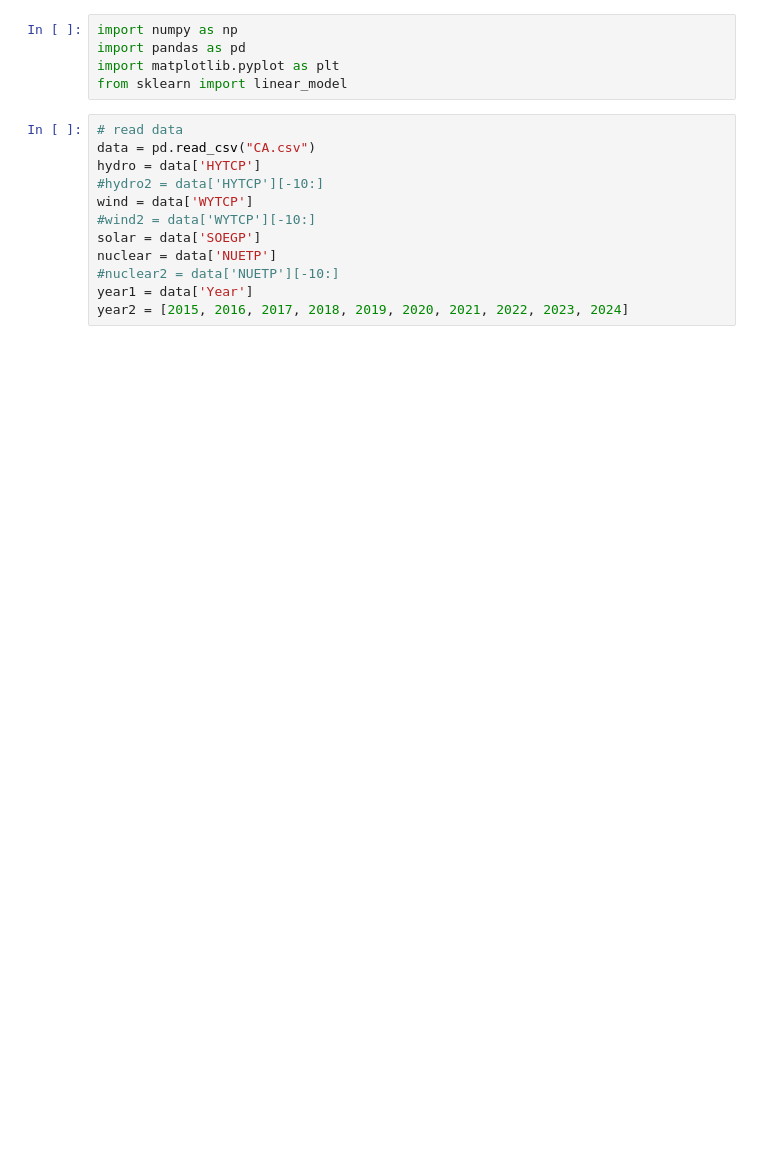
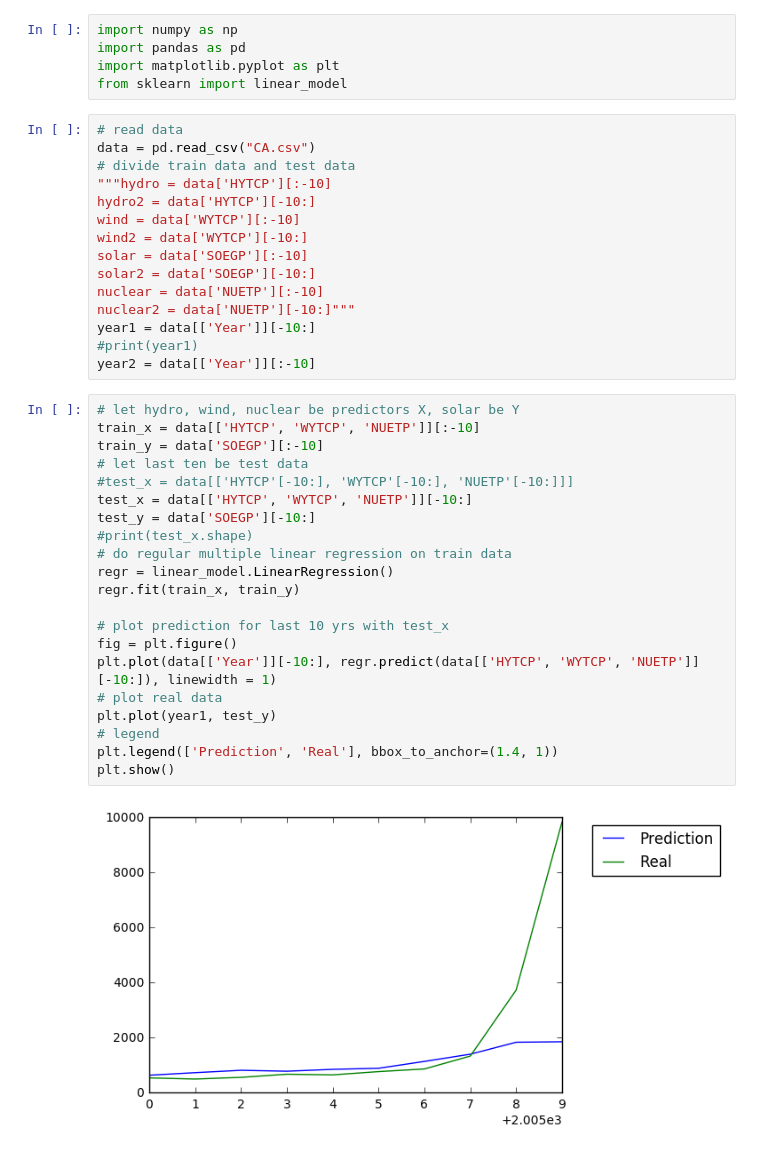
Before and after one commit to ibrahim85/Clean-Energy-Outlook, a Jupyter notebook: Data/data of states/Ridge Lasso regr beta.ipynb, the cells around one changed output. Drawn from its saved outputs; the diff is of its cells as text; blank space fills up the shorter version.

```diff
--- a/Data/data of states/Ridge Lasso regr beta.ipynb
+++ b/Data/data of states/Ridge Lasso regr beta.ipynb
@@ -6,12 +6,38 @@ from sklearn import linear_model
 # %%
 # read data
 data = pd.read_csv("CA.csv")
-hydro = data['HYTCP']
-#hydro2 = data['HYTCP'][-10:]
-wind = data['WYTCP']
-#wind2 = data['WYTCP'][-10:]
-solar = data['SOEGP']
-nuclear = data['NUETP']
-#nuclear2 = data['NUETP'][-10:]
-year1 = data['Year']
-year2 = [2015, 2016, 2017, 2018, 2019, 2020, 2021, 2022, 2023, 2024]
+# divide train data and test data
+"""hydro = data['HYTCP'][:-10]
+hydro2 = data['HYTCP'][-10:]
+wind = data['WYTCP'][:-10]
+wind2 = data['WYTCP'][-10:]
+solar = data['SOEGP'][:-10]
+solar2 = data['SOEGP'][-10:]
+nuclear = data['NUETP'][:-10]
+nuclear2 = data['NUETP'][-10:]"""
+year1 = data[['Year']][-10:]
+#print(year1)
+year2 = data[['Year']][:-10]
+# %%
+# let hydro, wind, nuclear be predictors X, solar be Y
+train_x = data[['HYTCP', 'WYTCP', 'NUETP']][:-10]
+train_y = data['SOEGP'][:-10]
+# let last ten be test data
+#test_x = data[['HYTCP'[-10:], 'WYTCP'[-10:], 'NUETP'[-10:]]]
+test_x = data[['HYTCP', 'WYTCP', 'NUETP']][-10:]
+test_y = data['SOEGP'][-10:]
+#print(test_x.shape)
+# do regular multiple linear regression on train data
+regr = linear_model.LinearRegression()
+regr.fit(train_x, train_y)
+
+# plot prediction for last 10 yrs with test_x
+fig = plt.figure()
+plt.plot(data[['Year']][-10:], regr.predict(data[['HYTCP', 'WYTCP', 'NUETP']][-10:]), linewidth = 1)
+# plot real data
+plt.plot(year1, test_y)
+# legend
+plt.legend(['Prediction', 'Real'], bbox_to_anchor=(1.4, 1))
+plt.show()
+# %% [output]
+[figure, added]
```
Also changed, not shown: parts of 4 cells of this notebook.
